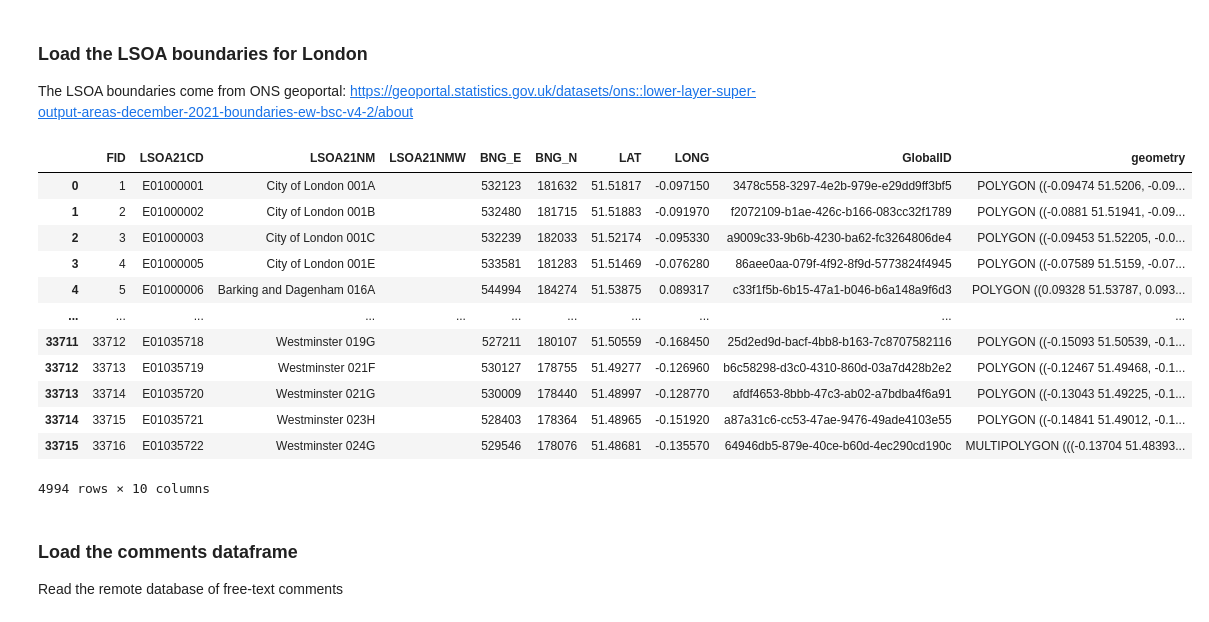
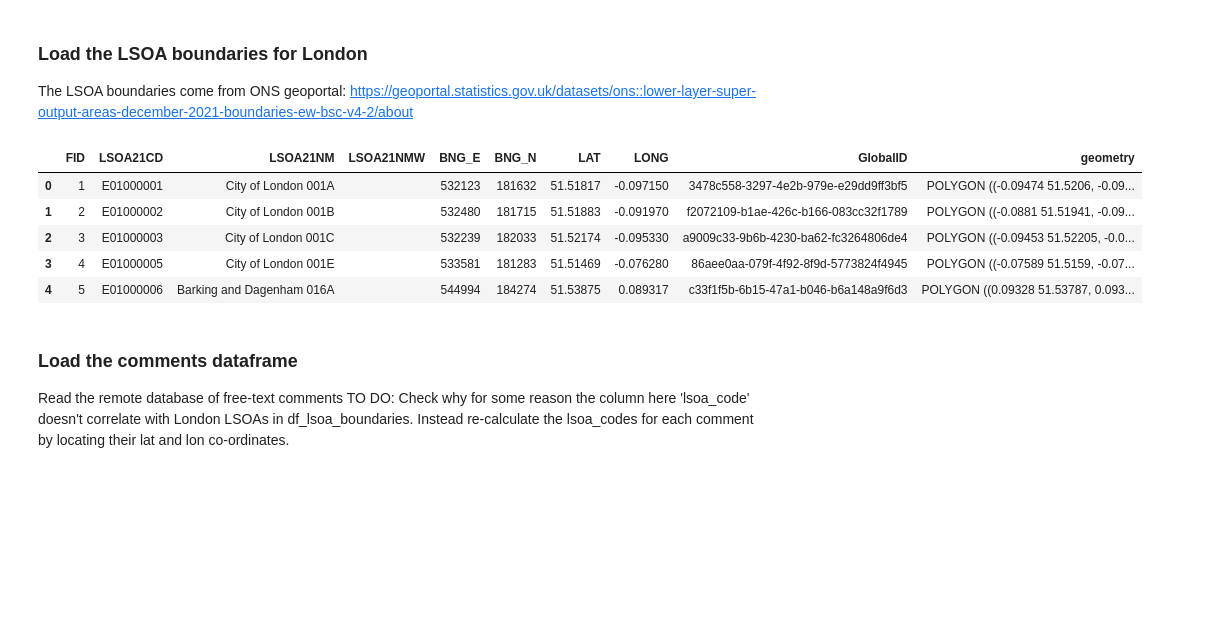
Before and after one commit to Bea-Taylor/nimby_nlp, a Jupyter notebook: notebooks/1_0_8_demographic_features.ipynb, the cells around one changed output. Saved outputs shown, nothing was run; the diff lists cells and outputs as text; code cells hidden in the pictures; blank space fills up the shorter version.

```diff
--- a/notebooks/1_0_8_demographic_features.ipynb
+++ b/notebooks/1_0_8_demographic_features.ipynb
@@ -104,22 +104,16 @@ df_lsoa_boundaries = df_lsoa_boundaries[df_lsoa_boundaries['LSOA21CD'].isin(df_a
 # %%
-df_lsoa_boundaries
+df_lsoa_boundaries.head()
 # %% [output]
 |  | FID | LSOA21CD | LSOA21NM | LSOA21NMW | BNG_E | BNG_N | LAT | LONG | GlobalID | geometry |
 | 0 | 1 | E01000001 | City of London 001A |  | 532123 | 181632 | 51.51817 | -0.097150 | 3478c558-3297-4e2b-979e-e29dd9ff3bf5 | POLYGON ((-0.09474 51.5206, -0.09... |
 | 1 | 2 | E01000002 | City of London 001B |  | 532480 | 181715 | 51.51883 | -0.091970 | f2072109-b1ae-426c-b166-083cc32f1789 | POLYGON ((-0.0881 51.51941, -0.09... |
 | 2 | 3 | E01000003 | City of London 001C |  | 532239 | 182033 | 51.52174 | -0.095330 | a9009c33-9b6b-4230-ba62-fc3264806de4 | POLYGON ((-0.09453 51.52205, -0.0... |
 | 3 | 4 | E01000005 | City of London 001E |  | 533581 | 181283 | 51.51469 | -0.076280 | 86aee0aa-079f-4f92-8f9d-5773824f4945 | POLYGON ((-0.07589 51.5159, -0.07... |
 | 4 | 5 | E01000006 | Barking and Dagenham 016A |  | 544994 | 184274 | 51.53875 | 0.089317 | c33f1f5b-6b15-47a1-b046-b6a148a9f6d3 | POLYGON ((0.09328 51.53787, 0.093... |
-| ... | ... | ... | ... | ... | ... | ... | ... | ... | ... | ... |
-| 33711 | 33712 | E01035718 | Westminster 019G |  | 527211 | 180107 | 51.50559 | -0.168450 | 25d2ed9d-bacf-4bb8-b163-7c8707582116 | POLYGON ((-0.15093 51.50539, -0.1... |
-| 33712 | 33713 | E01035719 | Westminster 021F |  | 530127 | 178755 | 51.49277 | -0.126960 | b6c58298-d3c0-4310-860d-03a7d428b2e2 | POLYGON ((-0.12467 51.49468, -0.1... |
-| 33713 | 33714 | E01035720 | Westminster 021G |  | 530009 | 178440 | 51.48997 | -0.128770 | afdf4653-8bbb-47c3-ab02-a7bdba4f6a91 | POLYGON ((-0.13043 51.49225, -0.1... |
-| 33714 | 33715 | E01035721 | Westminster 023H |  | 528403 | 178364 | 51.48965 | -0.151920 | a87a31c6-cc53-47ae-9476-49ade4103e55 | POLYGON ((-0.14841 51.49012, -0.1... |
-| 33715 | 33716 | E01035722 | Westminster 024G |  | 529546 | 178076 | 51.48681 | -0.135570 | 64946db5-879e-40ce-b60d-4ec290cd190c | MULTIPOLYGON (((-0.13704 51.48393... |
-4994 rows × 10 columns
 # %% [markdown]
 ### Load the comments dataframe
 Read the remote database of free-text comments
+TO DO: Check why for some reason the column here 'lsoa_code' doesn't correlate with London LSOAs in df_lsoa_boundaries. Instead re-calculate the lsoa_codes for each comment by locating their lat and lon co-ordinates.
 # %%
 cs_df = cs.read_all()
 # %%
```
Also changed, not shown: parts of 19 cells of this notebook.
